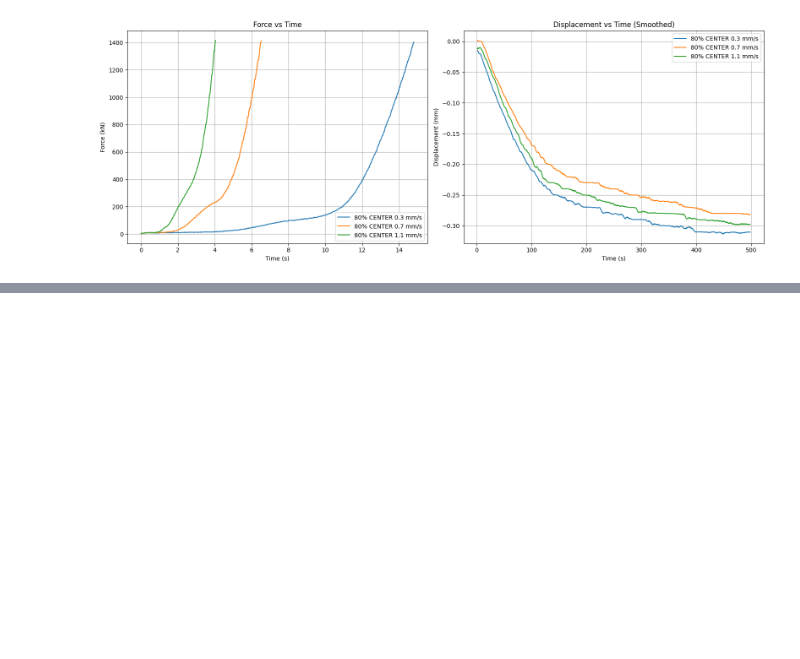
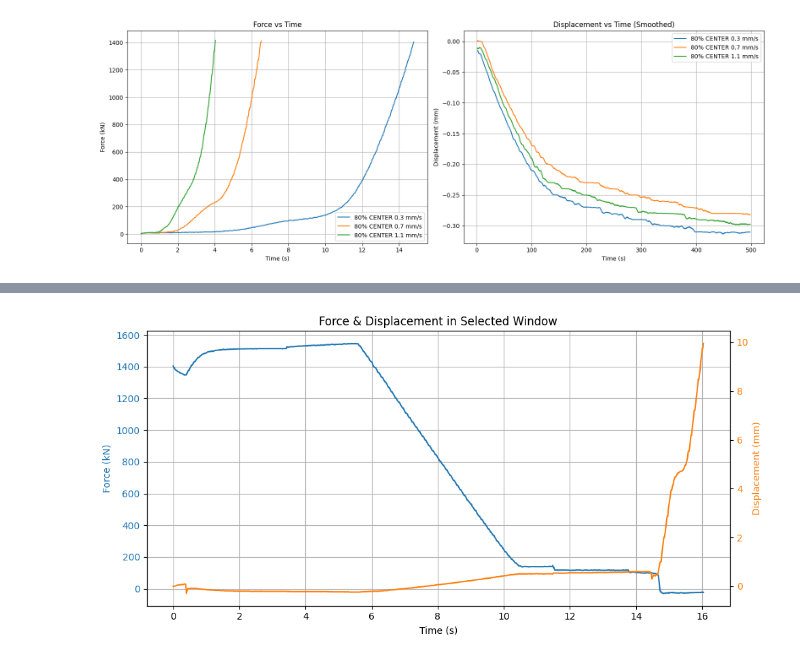
Before and after one commit to mariogov/moldflow_automation, a Jupyter notebook: data-plot.ipynb, the cells around one changed output, grey strips where cells are left out. Saved outputs shown, nothing was run; the diff lists cells and outputs as text; code cells hidden in the pictures; blank space fills up the shorter version.

```diff
--- a/data-plot.ipynb
+++ b/data-plot.ipynb
@@ -483,0 +425,40 @@ plt.show()
+# %%
+start_str = "31.07.2025 09:19:45.281246"
+end_str   = "31.07.2025 09:20:01.321246"
+
+# Parse to Timestamps (matches your file format)
+start_ts = pd.to_datetime(start_str, format='%d.%m.%Y %H:%M:%S.%f')
+end_ts   = pd.to_datetime(end_str,   format='%d.%m.%Y %H:%M:%S.%f')
+
+# Filter to the window
+win = df[(df['Time'] >= start_ts) & (df['Time'] <= end_ts)].copy()
+if win.empty:
+    raise ValueError("No data points found between the provided timestamps.")
+
+# Time zero at start of window
+win['Time_seconds'] = (win['Time'] - win['Time'].iloc[0]).dt.total_seconds()
+
+# Displacement relative to first position in window
+win['Displacement'] = win['Pos'] - win['Pos'].iloc[0]
+
+# --- Plot Force + Displacement together ---
+fig, ax1 = plt.subplots(figsize=(10, 5))
+
+# Force (left axis, blue)
+ax1.plot(win['Time_seconds'], win['Force'], color='tab:blue', label='Force (kN)')
+ax1.set_xlabel("Time (s)")
+ax1.set_ylabel("Force (kN)", color='tab:blue')
+ax1.tick_params(axis='y', labelcolor='tab:blue')
+ax1.grid(True)
+
+# Displacement (right axis, orange)
+ax2 = ax1.twinx()
+ax2.plot(win['Time_seconds'], win['Displacement'], color='tab:orange', label='Displacement (mm)')
+ax2.set_ylabel("Displacement (mm)", color='tab:orange')
+ax2.tick_params(axis='y', labelcolor='tab:orange')
+
+plt.title("Force & Displacement in Selected Window")
+fig.tight_layout()
+plt.show()
+# %% [output]
+[figure, added]
```
Also changed, not shown: parts of 4 cells of this notebook, 10 other files.
